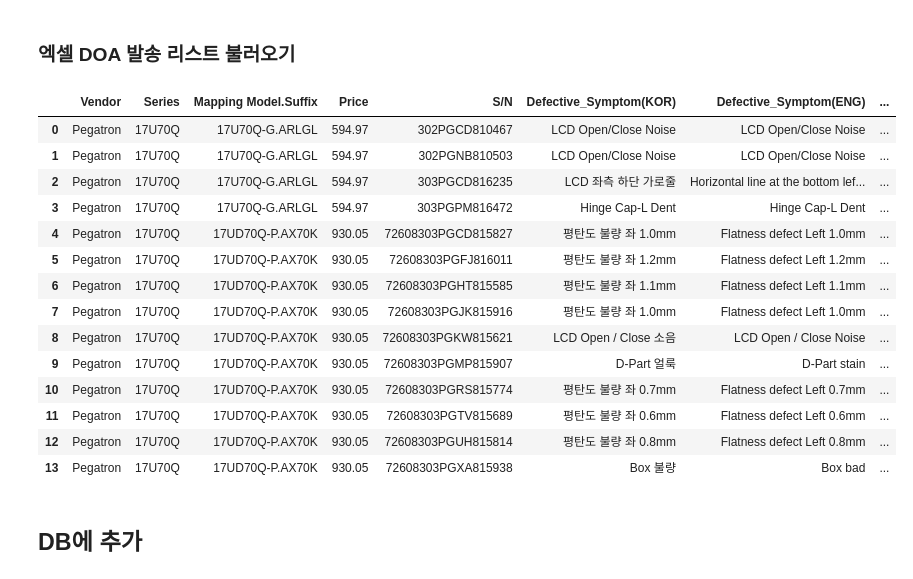
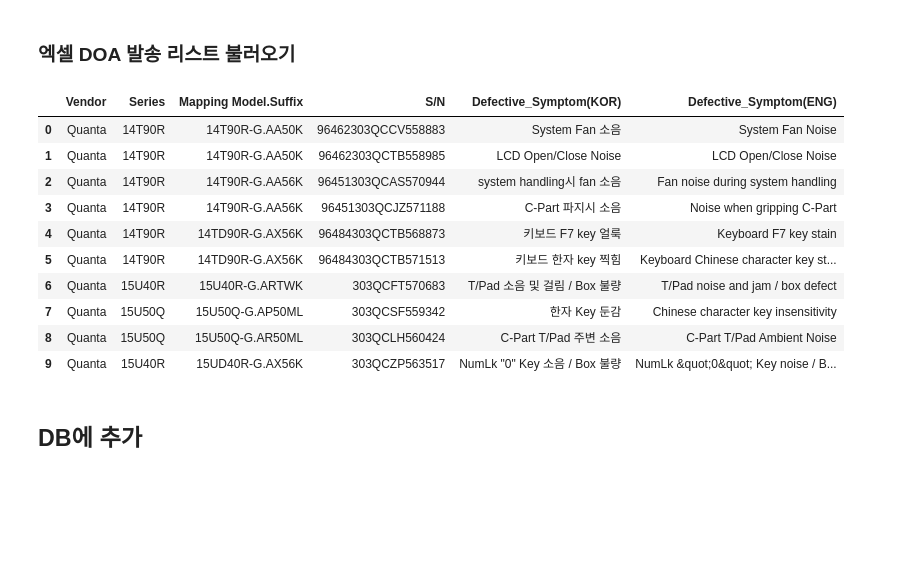
Before and after one commit to JONGMOKLEE76/AutoWork, a Jupyter notebook: [업데이트] DOA 제품 Return DB.ipynb, the cells around one changed output. Drawn from its saved outputs; the diff is of its cells as text; code cells hidden in the pictures; blank space fills up the shorter version.

```diff
--- a/[업데이트] DOA 제품 Return DB.ipynb
+++ b/[업데이트] DOA 제품 Return DB.ipynb
@@ -1,6 +1,7 @@
 # %%
 from tool import *
 import missingno as msno
+pd.set_option('display.max_colwidth', None)
 # %% [markdown]
 ## 1. DOA DB를 불러옴
 # %%
@@ -146,24 +147,20 @@ df_new.to_excel(f'D:/Python result/{today.isoformat()}_{vendor}_DOA.xlsx')
 # %% [markdown]
 ### 엑셀 DOA 발송 리스트 불러오기
 # %%
-df_new = pd.read_excel(get_filename(), sheet_name='SN')
+df_new = pd.read_excel(get_filename(), sheet_name='DOA', index_col=0)
 df_new
 # %% [output]
-|  | Vendor | Series | Mapping Model.Suffix | Price | S/N | Defective_Symptom(KOR) | Defective_Symptom(ENG) | ... |
-| 0 | Pegatron | 17U70Q | 17U70Q-G.ARLGL | 594.97 | 302PGCD810467 | LCD Open/Close Noise | LCD Open/Close Noise | ... |
-| 1 | Pegatron | 17U70Q | 17U70Q-G.ARLGL | 594.97 | 302PGNB810503 | LCD Open/Close Noise | LCD Open/Close Noise | ... |
-| 2 | Pegatron | 17U70Q | 17U70Q-G.ARLGL | 594.97 | 303PGCD816235 | LCD 좌측 하단 가로줄 | Horizontal line at the bottom lef... | ... |
-| 3 | Pegatron | 17U70Q | 17U70Q-G.ARLGL | 594.97 | 303PGPM816472 | Hinge Cap-L Dent | Hinge Cap-L Dent | ... |
-| 4 | Pegatron | 17U70Q | 17UD70Q-P.AX70K | 930.05 | 72608303PGCD815827 | 평탄도 불량 좌 1.0mm | Flatness defect Left 1.0mm | ... |
-| 5 | Pegatron | 17U70Q | 17UD70Q-P.AX70K | 930.05 | 72608303PGFJ816011 | 평탄도 불량 좌 1.2mm | Flatness defect Left 1.2mm | ... |
-| 6 | Pegatron | 17U70Q | 17UD70Q-P.AX70K | 930.05 | 72608303PGHT815585 | 평탄도 불량 좌 1.1mm | Flatness defect Left 1.1mm | ... |
-| 7 | Pegatron | 17U70Q | 17UD70Q-P.AX70K | 930.05 | 72608303PGJK815916 | 평탄도 불량 좌 1.0mm | Flatness defect Left 1.0mm | ... |
-| 8 | Pegatron | 17U70Q | 17UD70Q-P.AX70K | 930.05 | 72608303PGKW815621 | LCD Open / Close 소음 | LCD Open / Close Noise | ... |
-| 9 | Pegatron | 17U70Q | 17UD70Q-P.AX70K | 930.05 | 72608303PGMP815907 | D-Part 얼룩 | D-Part stain | ... |
-| 10 | Pegatron | 17U70Q | 17UD70Q-P.AX70K | 930.05 | 72608303PGRS815774 | 평탄도 불량 좌 0.7mm | Flatness defect Left 0.7mm | ... |
-| 11 | Pegatron | 17U70Q | 17UD70Q-P.AX70K | 930.05 | 72608303PGTV815689 | 평탄도 불량 좌 0.6mm | Flatness defect Left 0.6mm | ... |
-| 12 | Pegatron | 17U70Q | 17UD70Q-P.AX70K | 930.05 | 72608303PGUH815814 | 평탄도 불량 좌 0.8mm | Flatness defect Left 0.8mm | ... |
-| 13 | Pegatron | 17U70Q | 17UD70Q-P.AX70K | 930.05 | 72608303PGXA815938 | Box 불량 | Box bad | ... |
+|  | Vendor | Series | Mapping Model.Suffix | S/N | Defective_Symptom(KOR) | Defective_Symptom(ENG) |
+| 0 | Quanta | 14T90R | 14T90R-G.AA50K | 96462303QCCV558883 | System Fan 소음 | System Fan Noise |
+| 1 | Quanta | 14T90R | 14T90R-G.AA50K | 96462303QCTB558985 | LCD Open/Close Noise | LCD Open/Close Noise |
+| 2 | Quanta | 14T90R | 14T90R-G.AA56K | 96451303QCAS570944 | system handling시 fan 소음 | Fan noise during system handling |
+| 3 | Quanta | 14T90R | 14T90R-G.AA56K | 96451303QCJZ571188 | C-Part 파지시 소음 | Noise when gripping C-Part |
+| 4 | Quanta | 14T90R | 14TD90R-G.AX56K | 96484303QCTB568873 | 키보드 F7 key 얼룩 | Keyboard F7 key stain |
+| 5 | Quanta | 14T90R | 14TD90R-G.AX56K | 96484303QCTB571513 | 키보드 한자 key 찍힘 | Keyboard Chinese character key st... |
+| 6 | Quanta | 15U40R | 15U40R-G.ARTWK | 303QCFT570683 | T/Pad 소음 및 걸림 / Box 불량 | T/Pad noise and jam / box defect |
+| 7 | Quanta | 15U50Q | 15U50Q-G.AP50ML | 303QCSF559342 | 한자 Key 둔감 | Chinese character key insensitivity |
+| 8 | Quanta | 15U50Q | 15U50Q-G.AR50ML | 303QCLH560424 | C-Part T/Pad 주변 소음 | C-Part T/Pad Ambient Noise |
+| 9 | Quanta | 15U40R | 15UD40R-G.AX56K | 303QCZP563517 | NumLk "0" Key 소음 / Box 불량 | NumLk &quot;0&quot; Key noise / B... |
 # %% [markdown]
 ## DB에 추가
 # %%
```
Also changed, not shown: parts of 50 cells of this notebook, 10 other files.
